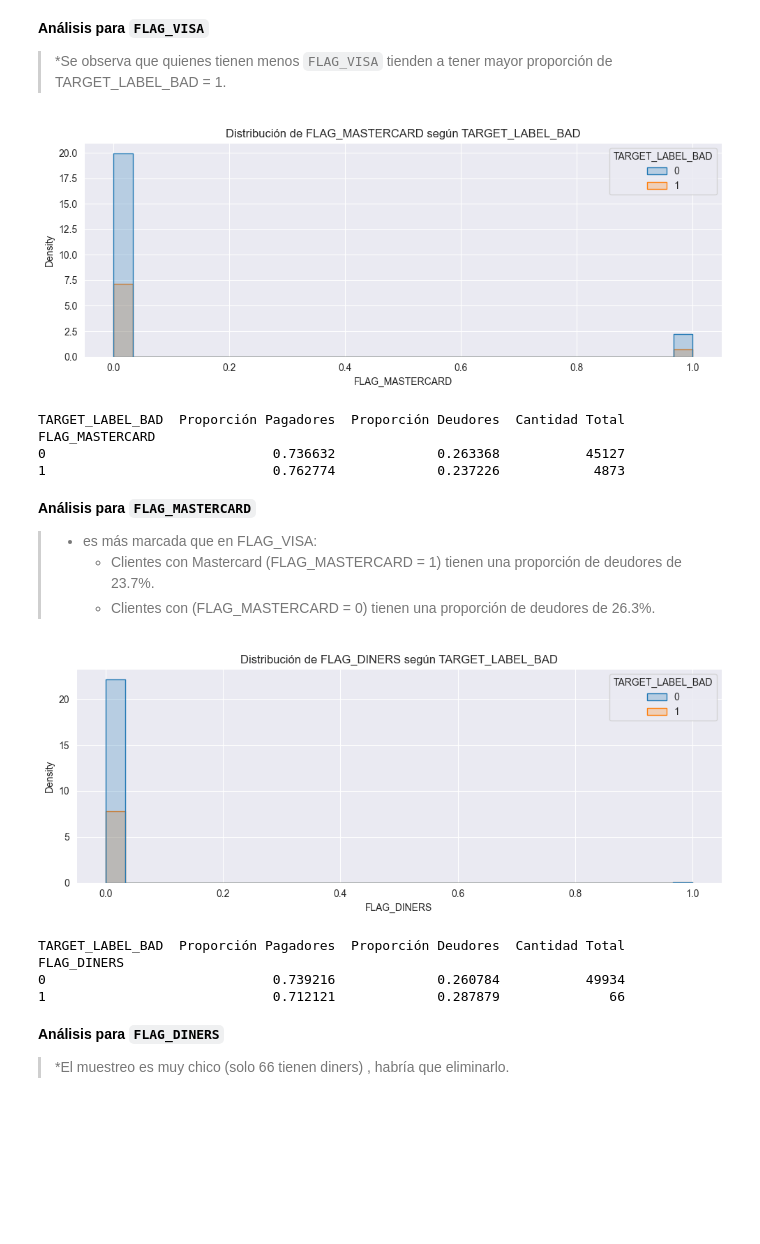
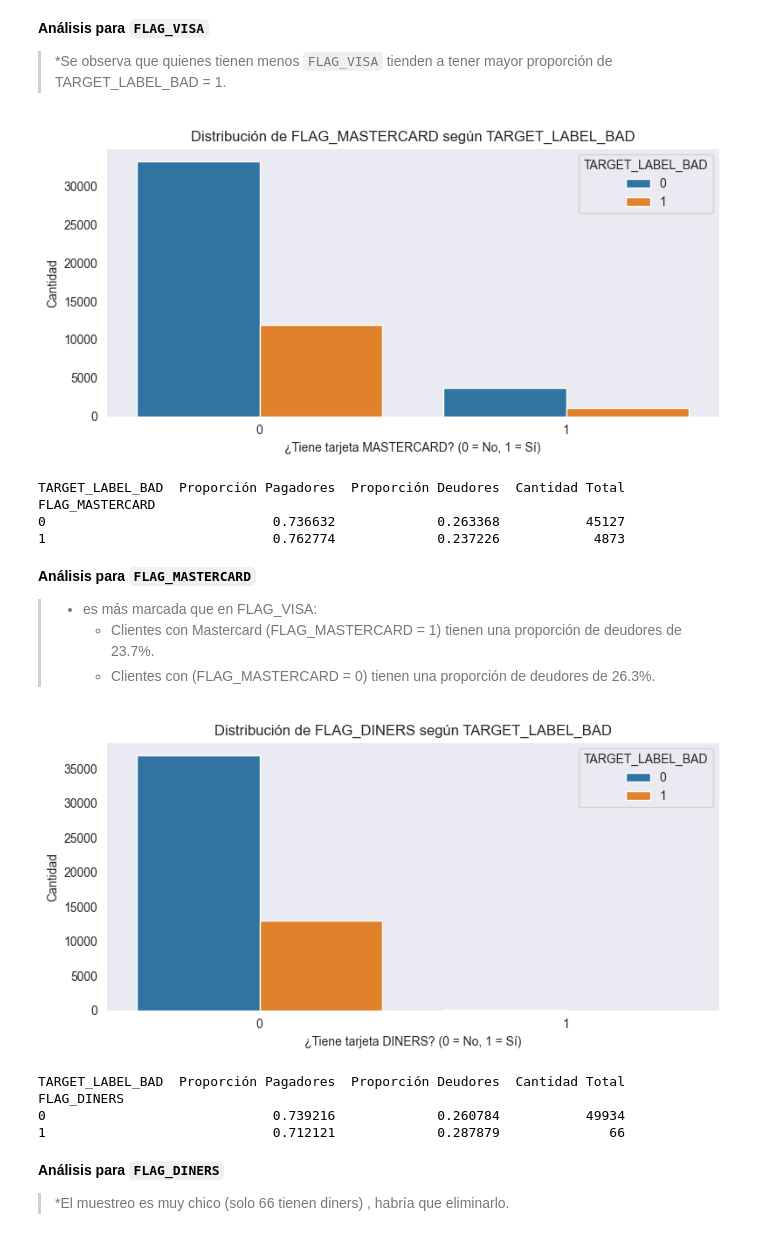
Before and after one commit to alkimer/CreditRiskAnalysisProject, a Jupyter notebook: EDA_Ustarroz_Numericos.ipynb, the cells around one changed output. Cells and saved outputs as stored; diff of their text form; code cells hidden in the pictures; blank space fills up the shorter version.

```diff
--- a/credit_risk_analysis/EDA/EDA_Ustarroz_Numericos.ipynb
+++ b/EDA_Ustarroz_Numericos.ipynb
@@ -79,7 +55,7 @@ import seaborn as sns
 import warnings
 warnings.filterwarnings('ignore')
 # %%
-df = pd.read_csv("data/data-with-columns.csv")
+df = pd.read_csv("./data/processed/data-with-columns.csv")
 df.rename(columns={"TARGET_LABEL_BAD=1": "TARGET_LABEL_BAD"}, inplace=True)
 
 numeric_df = df.select_dtypes(include=["int64", "float64"]).drop(columns=["ID_CLIENT"])
@@ -463,24 +445,28 @@ FLAG_VISA
 
 > *Se observa que quienes tienen menos `FLAG_VISA` tienden a tener mayor proporción de TARGET_LABEL_BAD = 1.
 # %%
-# Gráfico de distribución para FLAG_MASTERCARD
-plt.figure(figsize=(10, 4))
-sns.histplot(data=df, x="FLAG_MASTERCARD", hue="TARGET_LABEL_BAD", bins=30, element="step", stat="density")
+# Gráfico de barras para FLAG_MASTERCARD
+plt.figure(figsize=(8, 4))
+sns.countplot(data=df, x="FLAG_MASTERCARD", hue="TARGET_LABEL_BAD")
 plt.title("Distribución de FLAG_MASTERCARD según TARGET_LABEL_BAD")
-plt.grid(True)
+plt.xlabel("¿Tiene tarjeta MASTERCARD? (0 = No, 1 = Sí)")
+plt.ylabel("Cantidad")
+plt.grid(axis='y')
 plt.tight_layout()
 plt.show()
 
-mast_dist = df.groupby("FLAG_MASTERCARD")["TARGET_LABEL_BAD"].value_counts(normalize=True).unstack().rename(
-    columns={0: "Proporción Pagadores", 1: "Proporción Deudores"}
+# Tabla de proporciones y cantidad total
+mast_dist = (
+    df.groupby("FLAG_MASTERCARD")["TARGET_LABEL_BAD"]
+    .value_counts(normalize=True)
+    .unstack()
+    .rename(columns={0: "Proporción Pagadores", 1: "Proporción Deudores"})
 )
 
-# Agregar cantidad total por FLAG_VISA
 mast_dist["Cantidad Total"] = df["FLAG_MASTERCARD"].value_counts()
-
 print(mast_dist)
 # %% [output]
-[figure, old version]
+[figure, new version]
 TARGET_LABEL_BAD  Proporción Pagadores  Proporción Deudores  Cantidad Total
 FLAG_MASTERCARD
 0                             0.736632             0.263368           45127
@@ -491,24 +477,28 @@ FLAG_MASTERCARD
 >   * Clientes con Mastercard (FLAG_MASTERCARD = 1) tienen una proporción de deudores de 23.7%.
 >   * Clientes con (FLAG_MASTERCARD = 0) tienen una proporción de deudores de 26.3%.
 # %%
-# Gráfico de distribución para FLAG_DINERS
-plt.figure(figsize=(10, 4))
-sns.histplot(data=df, x="FLAG_DINERS", hue="TARGET_LABEL_BAD", bins=30, element="step", stat="density")
+# Gráfico de barras para FLAG_DINERS
+plt.figure(figsize=(8, 4))
+sns.countplot(data=df, x="FLAG_DINERS", hue="TARGET_LABEL_BAD")
 plt.title("Distribución de FLAG_DINERS según TARGET_LABEL_BAD")
-plt.grid(True)
+plt.xlabel("¿Tiene tarjeta DINERS? (0 = No, 1 = Sí)")
+plt.ylabel("Cantidad")
+plt.grid(axis='y')
 plt.tight_layout()
 plt.show()
 
-diners_dist = df.groupby("FLAG_DINERS")["TARGET_LABEL_BAD"].value_counts(normalize=True).unstack().rename(
-    columns={0: "Proporción Pagadores", 1: "Proporción Deudores"}
+# Tabla de proporciones y cantidad total
+diners_dist = (
+    df.groupby("FLAG_DINERS")["TARGET_LABEL_BAD"]
+    .value_counts(normalize=True)
+    .unstack()
+    .rename(columns={0: "Proporción Pagadores", 1: "Proporción Deudores"})
 )
 
-# Agregar cantidad total por FLAG_diners
 diners_dist["Cantidad Total"] = df["FLAG_DINERS"].value_counts()
-
 print(diners_dist)
 # %% [output]
-[figure, old version]
+[figure, new version]
 TARGET_LABEL_BAD  Proporción Pagadores  Proporción Deudores  Cantidad Total
 FLAG_DINERS
 0                             0.739216             0.260784           49934
```
Also changed, not shown: parts of 9 cells of this notebook, 3 other files.
